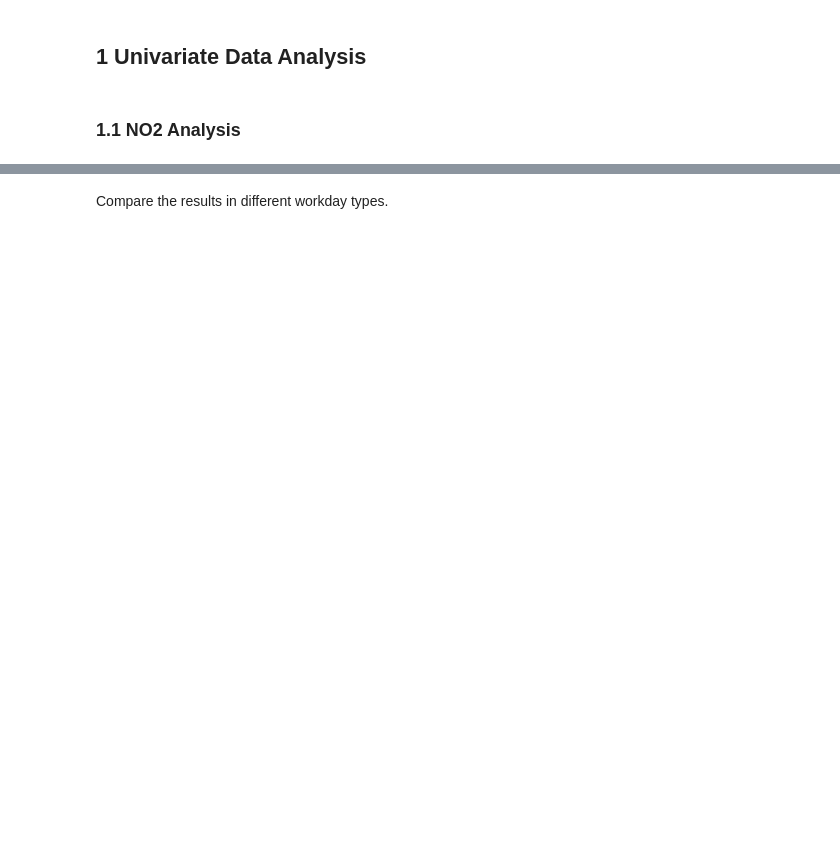
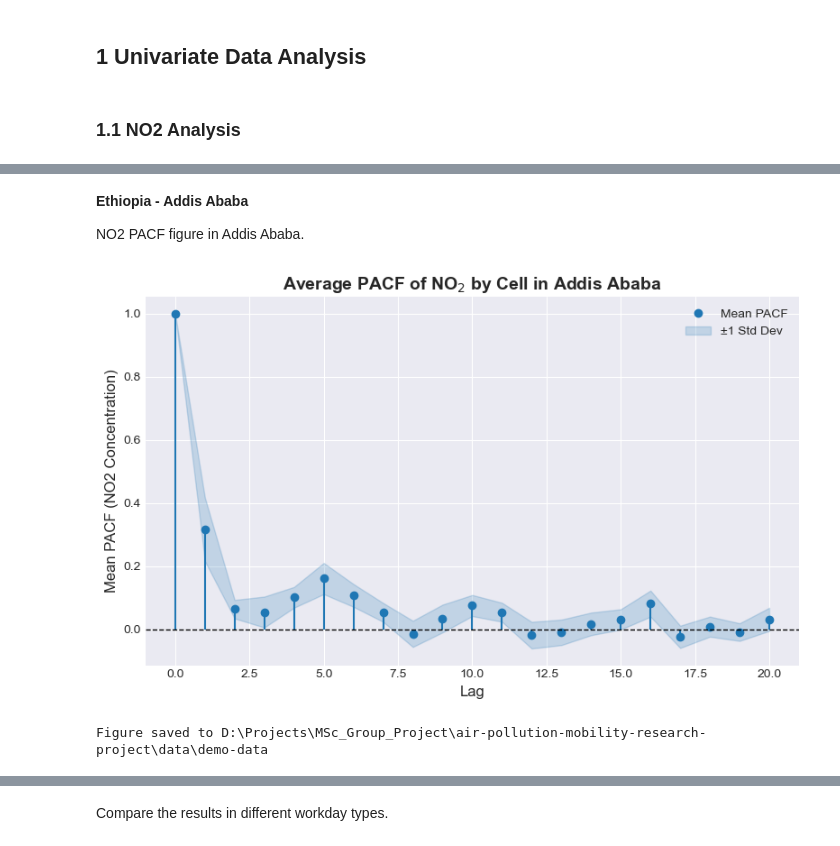
Before and after one commit to yixuan228/air-pollution-mobility-research-project, a Jupyter notebook: notebooks/3_exploratory_data_analysis.ipynb, the cells around one changed output, grey strips where cells are left out. Cells and saved outputs as stored; diff of their text form; code cells hidden in the pictures; blank space fills up the shorter version.

```diff
--- a/notebooks/3_exploratory_data_analysis.ipynb
+++ b/notebooks/3_exploratory_data_analysis.ipynb
@@ -90,0 +126,21 @@ gdf_baghdad.head(5)
+# %% [markdown]
+**Ethiopia - Addis Ababa**
+
+NO2 PACF figure in Addis Ababa.
+# %%
+from analysis import compute_pacf
+from visualization import plot_mean_pacf
+
+addis_mesh_path = DATA_PATH / "addis-mesh-data"
+
+addis_all_pacf = compute_pacf(addis_mesh_path, nlags=20, column_name='no2_mean')
+plot_mean_pacf(addis_all_pacf,
+        output_path = DEMO_PATH,
+        pacf_title  = "Average PACF of NO$_2$ by Cell in Addis Ababa",
+        ylabel_name = "NO2 Concentration")
+
+# If no data, use the following command
+# show_image(DEMO_PATH / "Average PACF of NO$_2$ by Cell in Addis Ababa.png")
+# %% [output]
+[figure, added]
+Figure saved to D:\Projects\MSc_Group_Project\air-pollution-mobility-research-project\data\demo-data
```
Also changed, not shown: parts of 27 cells of this notebook, 15 other files.
